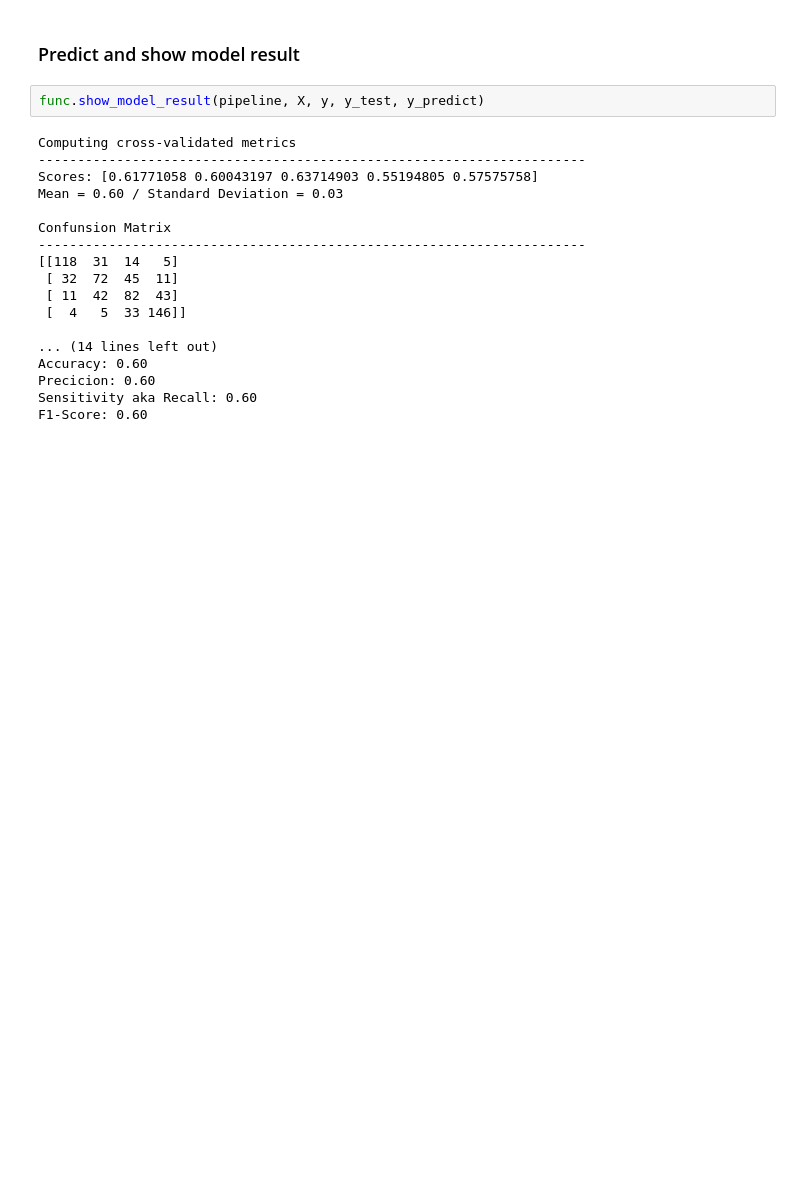
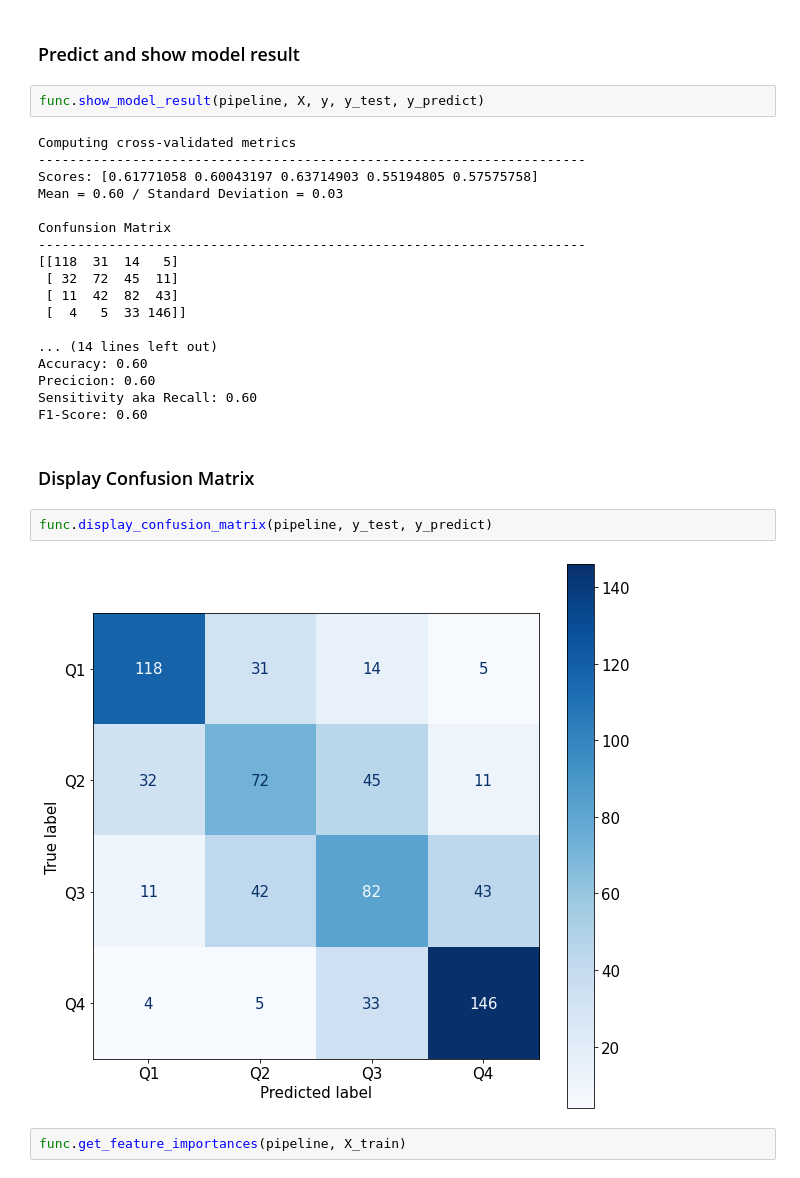
Before and after one commit to faustofcjr/amazon-social-progress, a Jupyter notebook: ml_models/supervised/classifier/nearest_neighbors_classification.ipynb, the cells around one changed output. Drawn from its saved outputs; the diff is of its cells as text; blank space fills up the shorter version.

```diff
--- a/ml_models/supervised/classifier/nearest_neighbors_classification.ipynb
+++ b/ml_models/supervised/classifier/nearest_neighbors_classification.ipynb
@@ -137,3 +137,11 @@ Accuracy: 0.60
 Precicion: 0.60
 Sensitivity aka Recall: 0.60
 F1-Score: 0.60
+# %% [markdown]
+### Display Confusion Matrix
+# %%
+func.display_confusion_matrix(pipeline, y_test, y_predict)
+# %% [output]
+[figure, added]
+# %%
+func.get_feature_importances(pipeline, X_train)
```
Also changed, not shown: 7 other files.
